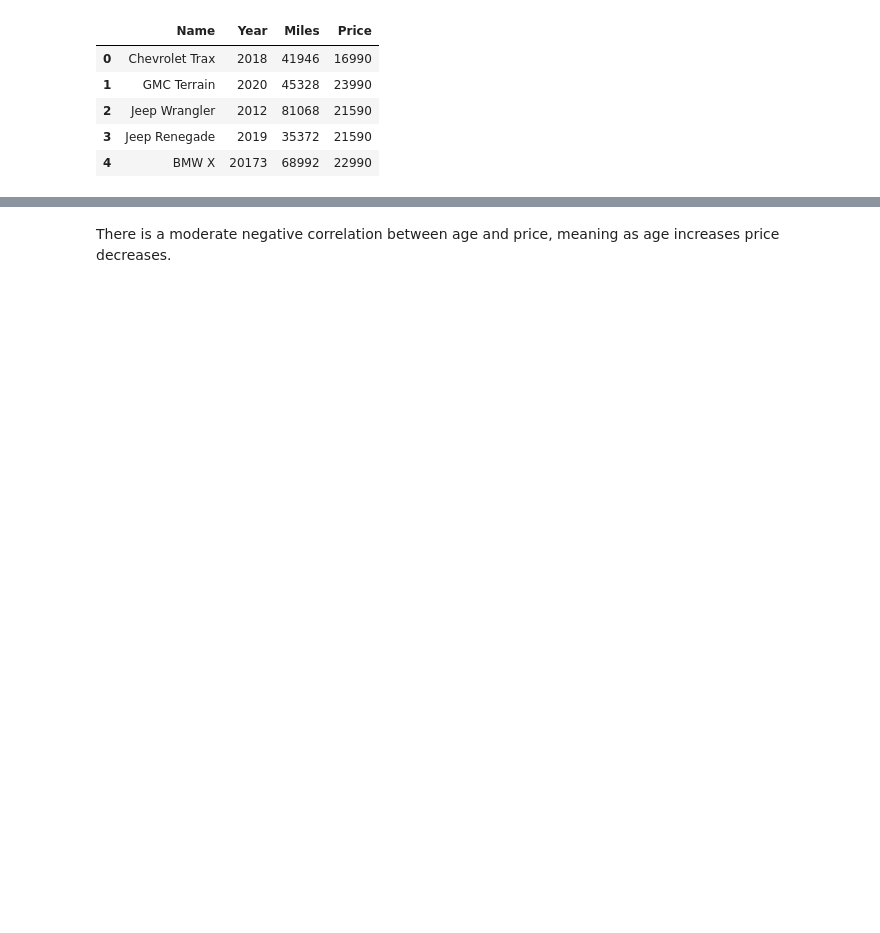
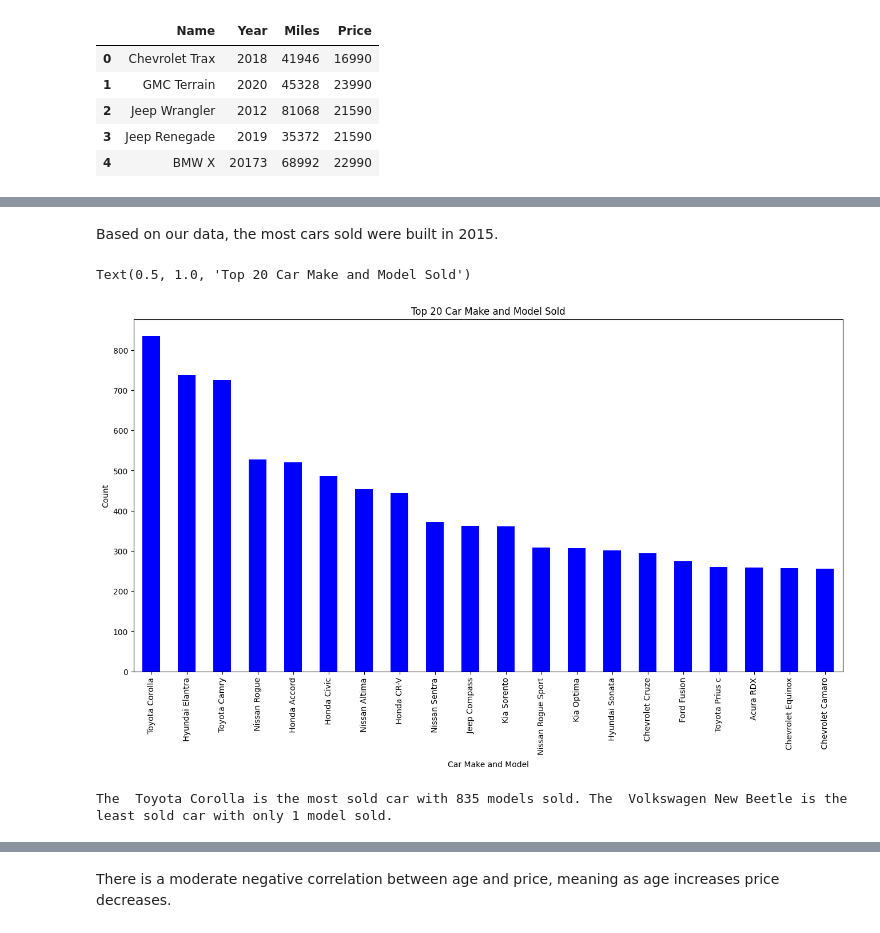
Before and after one commit to dylanjones248/Data-Science-Portfolio, a Jupyter notebook: Carvana Price Predictor.ipynb, the cells around one changed output, grey strips where cells are left out. Cells and saved outputs as stored; diff of their text form; code cells hidden in the pictures; blank space fills up the shorter version.

```diff
--- a/Carvana Price Predictor.ipynb
+++ b/Carvana Price Predictor.ipynb
@@ -43 +168,26 @@ Show relationship between 'Age' and 'Price'
+# %% [markdown]
+Based on our data, the most cars sold were built in 2015.
+# %%
+# What are the top 20 make and models sold
+fig, ax = plt.subplots(figsize=(16, 8))
+
+car_data2['Name'].value_counts().head(20).plot(kind='bar', color='blue')
+plt.xlabel('Car Make and Model')
+plt.ylabel('Count')
+plt.title('Top 20 Car Make and Model Sold')
+# %% [output]
+Text(0.5, 1.0, 'Top 20 Car Make and Model Sold')
+[figure, added]
+# %%
+# Most sold car make and model
+most_sold = car_data['Name'].value_counts().idxmax()
+num_sold_max = car_data['Name'].value_counts().max()
+
+# Least sold car make and model
+least_sold = car_data['Name'].value_counts().idxmin()
+num_sold_least = car_data['Name'].value_counts().min()
+
+print('The', most_sold,'is the most sold car with', num_sold_max, 'models sold. The', least_sold,'is the least sold car with only', num_sold_least, 'model sold.')
+# %% [output]
+The  Toyota Corolla is the most sold car with 835 models sold. The  Volkswagen New Beetle is the least sold car with only 1 model sold.
 # %%
```
Also changed, not shown: parts of 32 cells of this notebook.
